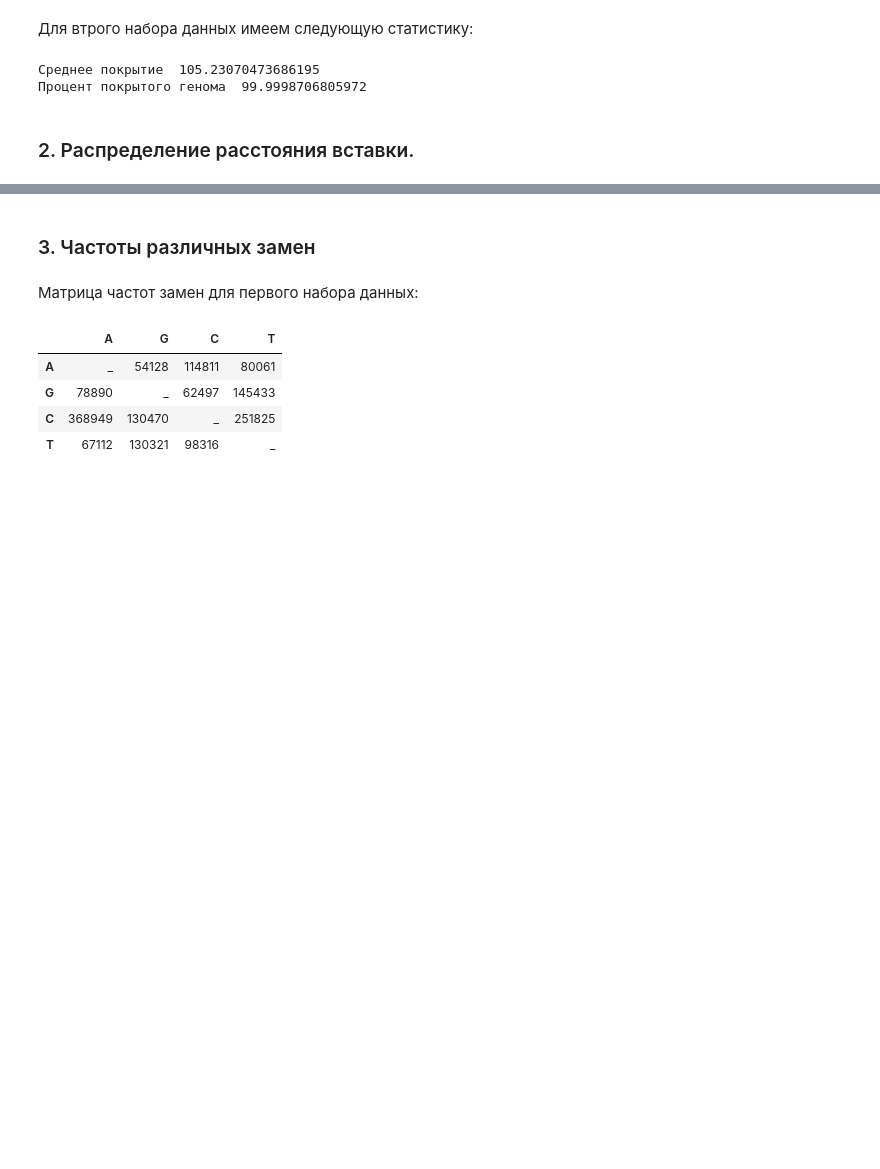
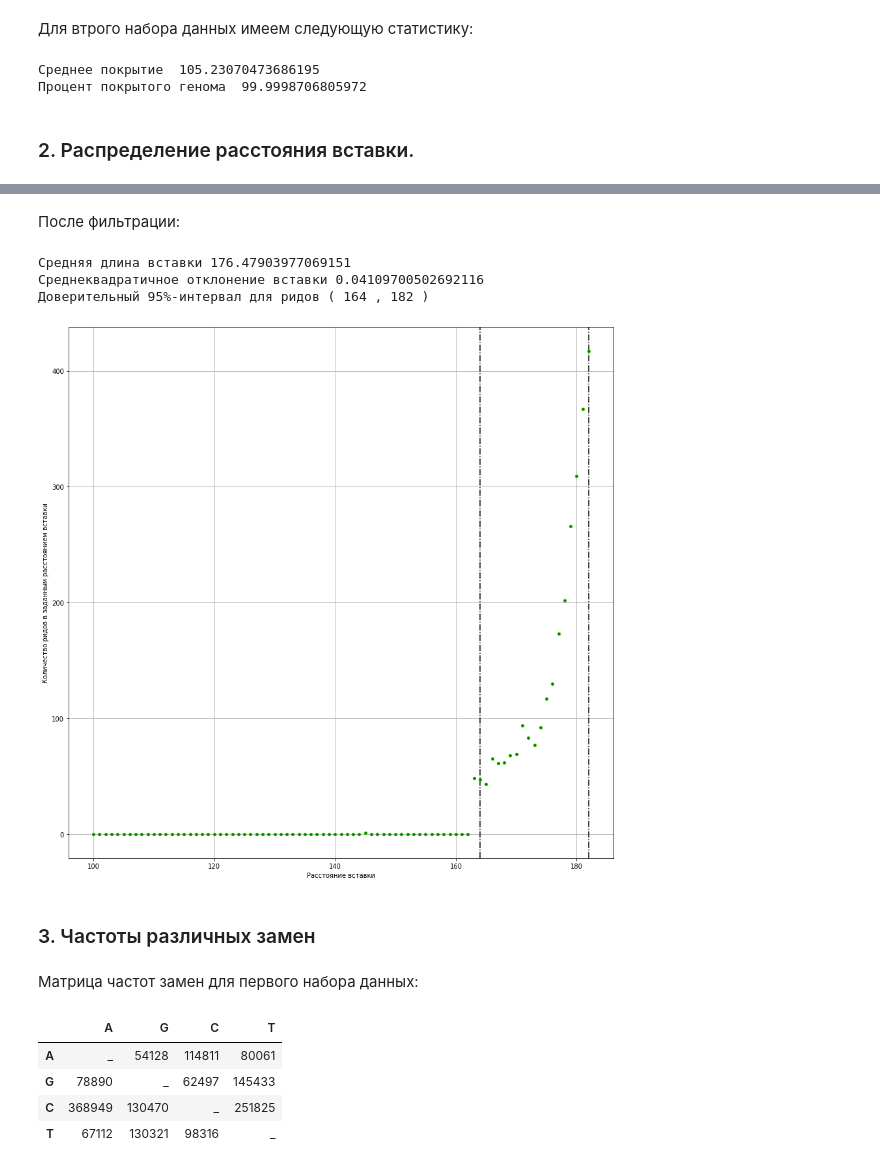
Before and after one commit to lisosoma/BI-NGS-Data-analysis, a Jupyter notebook: hw2/NGS_HW2_fixed.ipynb, the cells around one changed output, grey strips where cells are left out. Saved outputs shown, nothing was run; the diff lists cells and outputs as text; code cells hidden in the pictures; blank space fills up the shorter version.

```diff
--- a/hw2/NGS_HW2_fixed.ipynb
+++ b/hw2/NGS_HW2_fixed.ipynb
@@ -216,3 +252,12 @@ temp2 = templl('alignment2.sam', 0.95)
+# %% [markdown]
+После фильтрации:
+# %%
+temp2 = templl('alignment2p.sam', 0.95)
+# %% [output]
+Средняя длина вставки 176.47903977069151
+Среднеквадратичное отклонение вставки 0.04109700502692116
+Доверительный 95%-интервал для ридов ( 164 , 182 )
+[figure, added]
 # %% [markdown]
 ### 3. Частоты различных замен
 # %%
```
Also changed, not shown: parts of 13 cells of this notebook, 4 other files.
